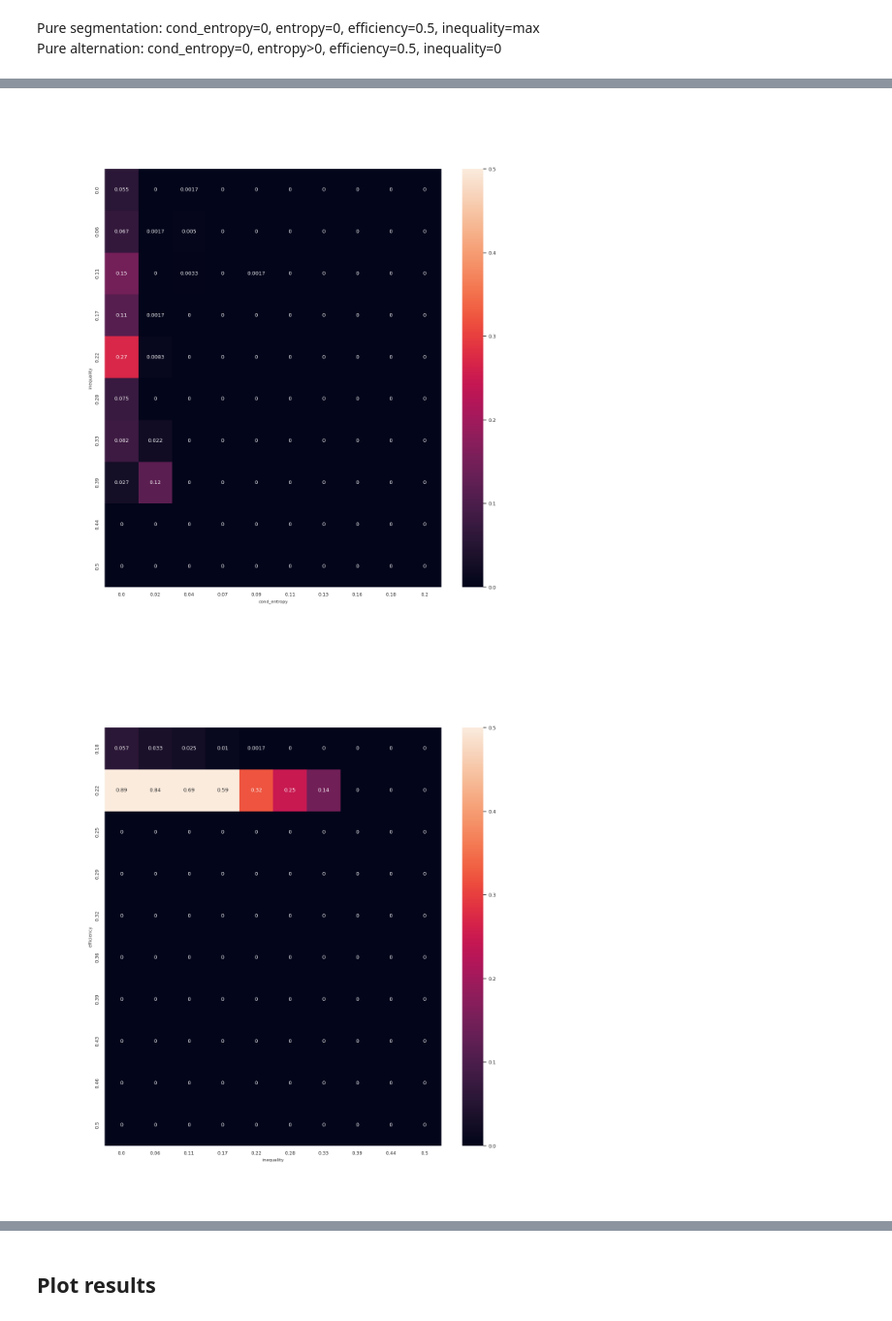
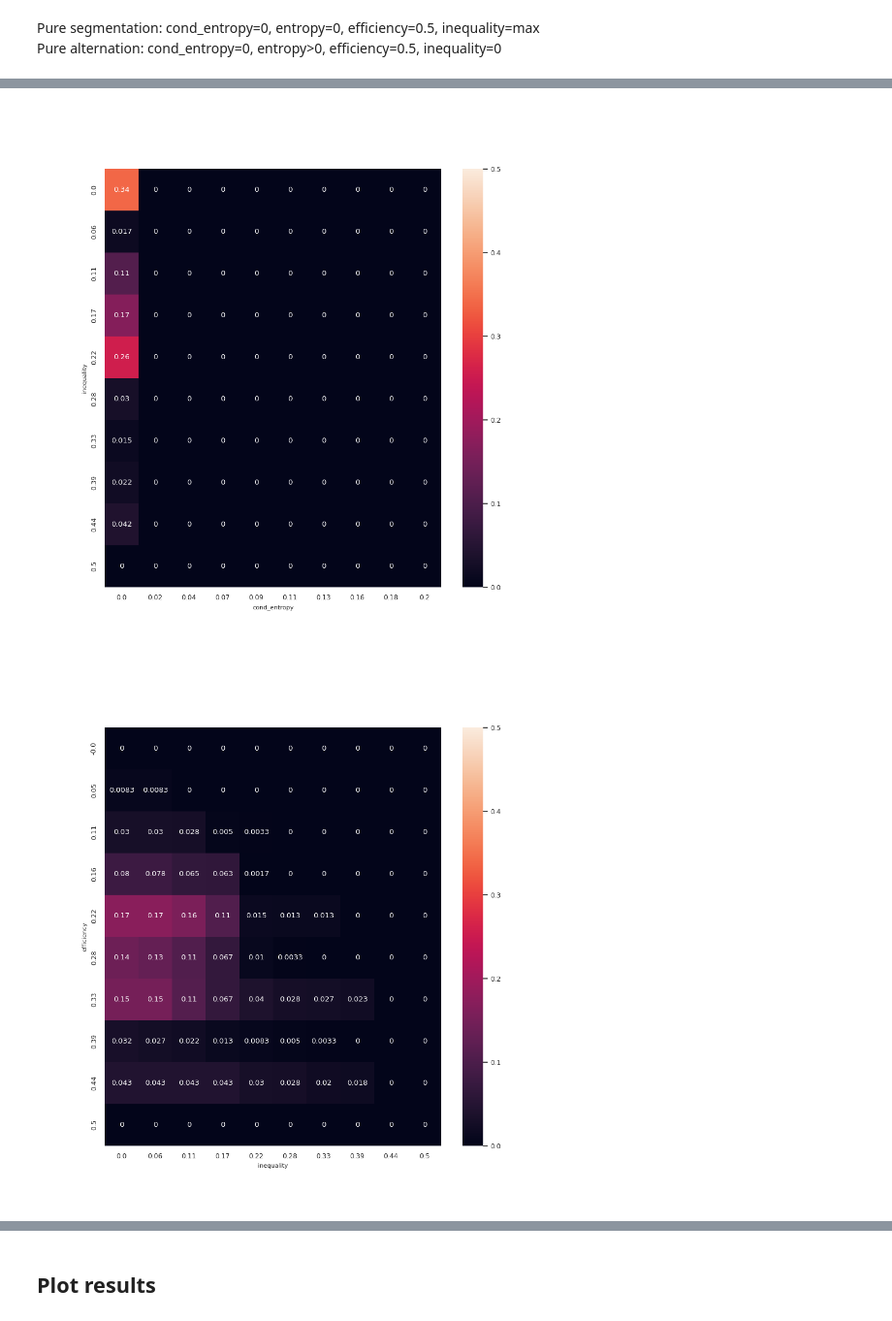
Before and after one commit to calvar/el_farol_agents, a Jupyter notebook: markov_fplay/TSNE.ipynb, the cells around one changed output, grey strips where cells are left out. Shown at 97% size. Saved outputs shown, nothing was run; the diff lists cells and outputs as text; code cells hidden in the pictures.

```diff
--- a/markov_fplay/TSNE.ipynb
+++ b/markov_fplay/TSNE.ipynb
@@ -18,7 +18,7 @@ N = 4
 # %%
-ifile = "simulation_params_N4C0.01Th0.25.dat"#"params/N4/Th0.25/simulation_params_N4C0.01Th0.25.dat"
+ifile = "params/N8/Th0.5/simulation_params_N8C0.0Th0.5.dat"
 plot_folder = "plots/"
-plot_subfolder1 = "data_distribution/N4/"
+plot_subfolder1 = "data_distribution/N8/"
 # %% [markdown]
 ## Load data
 # %%
@@ -166,14 +166,14 @@ for i in range(nbins-1):
                            (df_tsne_res['cond_entropy']>=y[j]) & (df_tsne_res['cond_entropy']<=y[j+1])]
         lefce[i,j] = df_1.shape[0]/df.shape[0]
 # %%
-fig1, ax = plt.subplots(figsize=(14,14))
+fig1, ax = plt.subplots(figsize=(10,10))
 sns.heatmap(lefce, ax=ax, xticklabels=[str(round(i,2)) for i in y],yticklabels=[str(round(i,2)) for i in x], vmin=0,vmax=0.5,annot=lefce)
 ax.set_ylabel('inequality',fontsize=8)
 ax.set_xlabel('cond_entropy',fontsize=8)
 fname = ifile[28:].rstrip('.dat')+'.png'
 #plt.savefig(plot_folder+plot_subfolder1+'ineq_centropy/ineq_centropy_'+fname)
 # %% [output]
-[figure, old version]
+[figure, new version]
 # %%
 nbins = 10
 xinf = df_tsne_res['efficiency'].min()
@@ -189,12 +189,12 @@ for i in range(nbins-1):
                            (df_tsne_res['inequality']>=y[j]) & (df_tsne_res['inequality']>=y[j+1])]
         lefce[i,j] = df_1.shape[0]/df.shape[0]
 # %%
-fig2, ax = plt.subplots(figsize=(14,14))
+fig2, ax = plt.subplots(figsize=(10,10))
 sns.heatmap(lefce, ax=ax, xticklabels=[str(round(i,2)) for i in y],yticklabels=[str(round(i,2)) for i in x], vmin=0,vmax=0.5,annot=lefce)
 ax.set_ylabel('efficiency',fontsize=8)
 ax.set_xlabel('inequality',fontsize=8)
 fname = ifile[28:].rstrip('.dat')+'.png'
 #plt.savefig(plot_folder+plot_subfolder1+'eff_ineq/eff_ineq_'+fname)
 # %% [output]
-[figure, old version]
+[figure, new version]
 # %%
```
Also changed, not shown: parts of 14 cells of this notebook, 6 other files.
